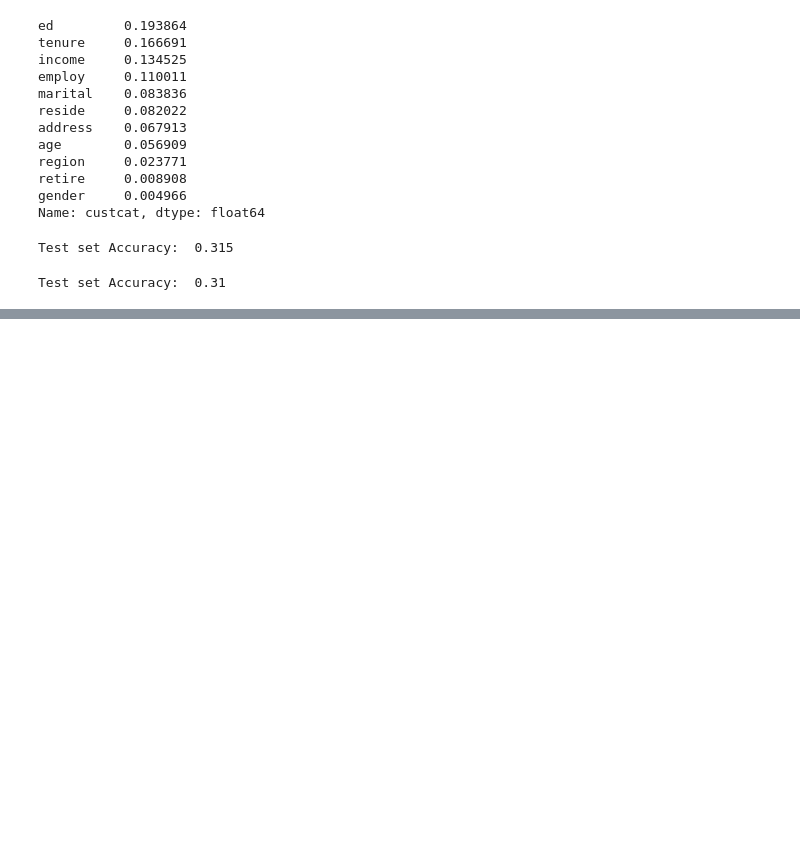
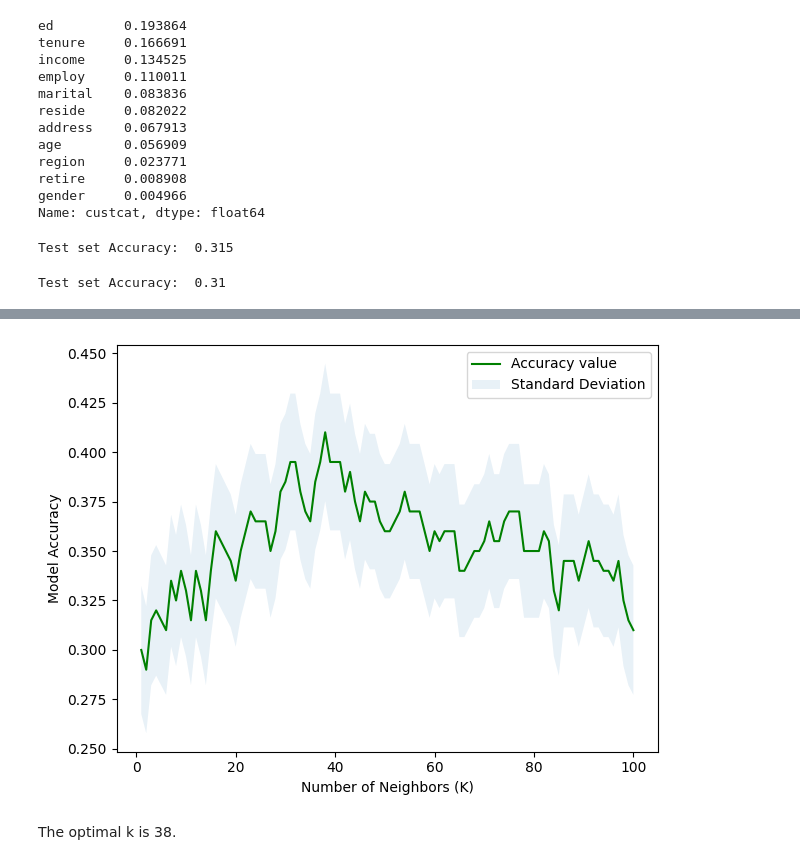
Before and after one commit to Helia-Karisani/k-nearest-neighbors-classifier, a Jupyter notebook: k-nearest-neighbors-classifier.ipynb, the cells around one changed output, grey strips where cells are left out. Cells and saved outputs as stored; diff of their text form; code cells hidden in the pictures; blank space fills up the shorter version.

```diff
--- a/k-nearest-neighbors-classifier.ipynb
+++ b/k-nearest-neighbors-classifier.ipynb
@@ -115,0 +144,24 @@ Test set Accuracy:  0.31
+# %%
+# running model for 100 values of k
+Ks2 = 100
+acc2 = np.zeros((Ks2))
+std_acc2 = np.zeros((Ks2))
+for n in range(1,Ks2+1):
+    #Train Model and Predict
+    knn_model_n2 = KNeighborsClassifier(n_neighbors = n).fit(X_train,y_train)
+    yhat2 = knn_model_n2.predict(X_test)
+    acc2[n-1] = accuracy_score(y_test, yhat2)
+    std_acc2[n-1] = np.std(yhat2==y_test)/np.sqrt(yhat2.shape[0])
+# %%
+# plot accuracy for different k's
+plt.plot(range(1,Ks2+1),acc2,'g')
+plt.fill_between(range(1,Ks2+1),acc2 - 1 * std_acc2,acc2 + 1 * std_acc2, alpha=0.10)
+plt.legend(('Accuracy value', 'Standard Deviation'))
+plt.ylabel('Model Accuracy')
+plt.xlabel('Number of Neighbors (K)')
+plt.tight_layout()
+plt.show()
+# %% [output]
+[figure, added]
+# %% [markdown]
+The optimal k is 38.
```
Also changed, not shown: parts of 3 cells of this notebook.
